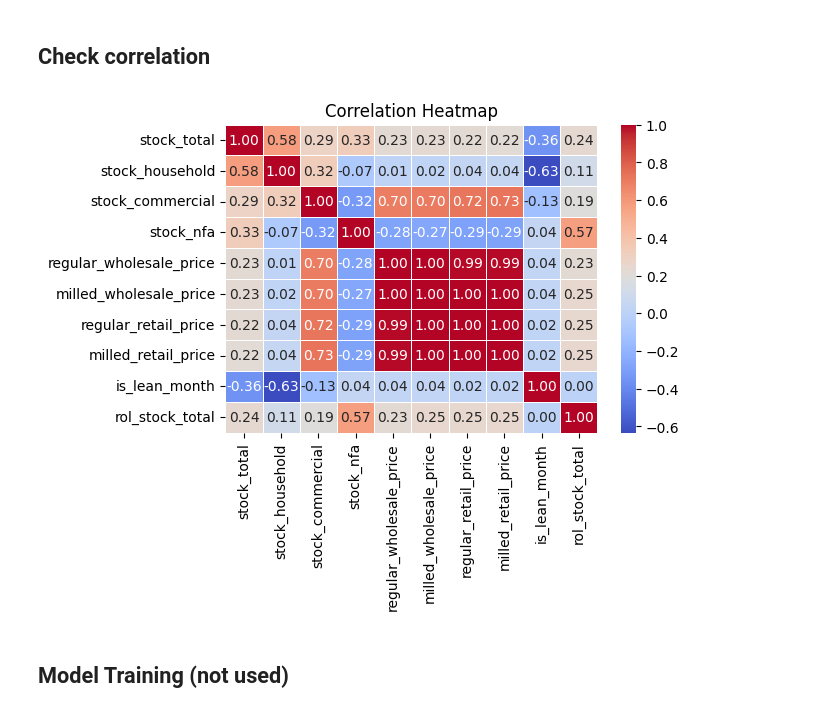
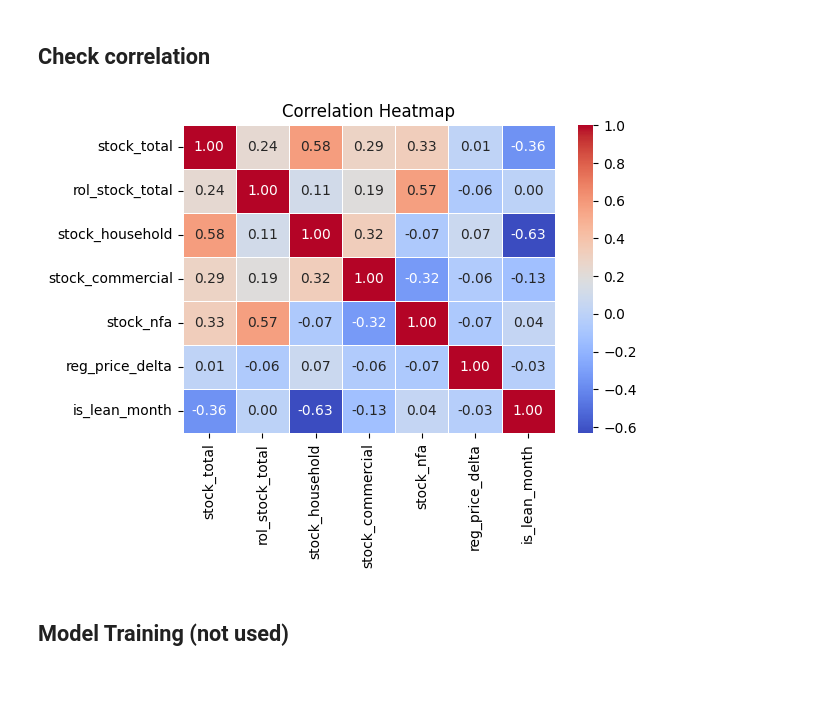
Before and after one commit to emmanresu/Thesis-Keras, a Jupyter notebook: rice_stocks.ipynb, the cells around one changed output. Saved outputs shown, nothing was run; the diff lists cells and outputs as text; code cells hidden in the pictures; blank space fills up the shorter version.

Commit message:
feature engineered dataset - experimental

```diff
--- a/rice_stocks.ipynb
+++ b/rice_stocks.ipynb
@@ -697,5 +699,10 @@ exp_data['rol_stock_nfa'] = exp_data['stock_nfa'].rolling(window=12, closed='lef
 # %% [markdown]
 ### price percentage difference (price_delta)
+# %%
+exp_data['reg_price_delta'] = exp_data['regular_wholesale_price'].pct_change()
+# %%
+exp_data = exp_data.drop(columns=['regular_wholesale_price', 'milled_wholesale_price',
+                                  'regular_retail_price', 'milled_retail_price'])
 # %% [markdown]
 ### shift feature 12 months
 # %%
@@ -798,11 +804,10 @@ stock_household, stock_commerical, stock_nfa, regular_wholesale_price,
 milled_wholesale_price,	regular_retail_price,	milled_retail_price, is_lean_month
 '''
 
-'''
-feat = 'stock_commercial'
+feat = 'reg_price_delta'
 sns.distplot(total_stock[feat] , fit=norm)
 
-(mu, sigma) = norm.fit(total_stock[feat].iloc[:-holdout_size])
+(mu, sigma) = norm.fit(total_stock[feat])
 print( '\n mu = {:.2f} and sigma = {:.2f}\n'.format(mu, sigma))
 
 plt.legend(['Normal dist. ($\mu=$ {:.2f} and $\sigma=$ {:.2f} )'.format(mu, sigma)],
@@ -814,7 +819,6 @@ plt.title(f'{feat} distribution')
 fig = plt.figure()
 res = stats.probplot(total_stock[feat], plot=plt)
 plt.show()
-'''
 # %% [output]
 `distplot` is a deprecated function and will be removed in seaborn v0.14.0.
 
@@ -830,0 +835,16 @@ https://gist.github.com/mwaskom/de44147ed2974457ad6372750bbe5751
+# %%
+total_stock[feat] = np.log1p(total_stock[feat])
+
+sns.distplot(total_stock[feat] , fit=norm)
+
+(mu, sigma) = norm.fit(total_stock[feat])
+print( '\n mu = {:.2f} and sigma = {:.2f}\n'.format(mu, sigma))
+
+plt.legend(['Normal dist. ($\mu=$ {:.2f} and $\sigma=$ {:.2f} )'.format(mu, sigma)],
+            loc='best')
+plt.ylabel('Frequency')
+plt.title(f'{feat} distribution')
+
+fig = plt.figure()
+res = stats.probplot(total_stock['stock_total'], plot=plt)
+plt.show()
@@ -837,18 +870,22 @@ test = total_stock['stock_total'].iloc[-holdout_size:]
 ## Check correlation
 # %%
 # Calculate correlation matrix
-corr_matrix = total_stock[['stock_total', 'stock_household', 'stock_commercial',
-                          'stock_nfa', 'regular_wholesale_price', 'milled_wholesale_price',
-                          'regular_retail_price', 'milled_retail_price', 'is_lean_month', 'rol_stock_total']].corr()
+# corr_matrix = total_stock[['stock_total', 'stock_household', 'stock_commercial',
+#                           'stock_nfa', 'regular_wholesale_price', 'milled_wholesale_price',
+#                           'regular_retail_price', 'milled_retail_price', 'is_lean_month', 'rol_stock_total']].corr()
+
+# New dataset - experimental
+corr_matrix = total_stock[['stock_total', 'rol_stock_total', 'stock_household',
+                           'stock_commercial', 'stock_nfa', 'reg_price_delta', 'is_lean_month']].corr()
 
 # Create the plot
 plt.figure(figsize=(6,  4))
 sns.heatmap(corr_matrix, annot=True, cmap='coolwarm', fmt=".2f", linewidths=0.5)
 plt.title('Correlation Heatmap')
 plt.show('correlation_plot.png')
 # print("correlation_plot.png saved")
 # %% [output]
-[figure, old version]
+[figure, new version]
 # %% [markdown]
 ## Model Training (not used)
 # %%
```
Also changed, not shown: parts of 22 cells of this notebook.
